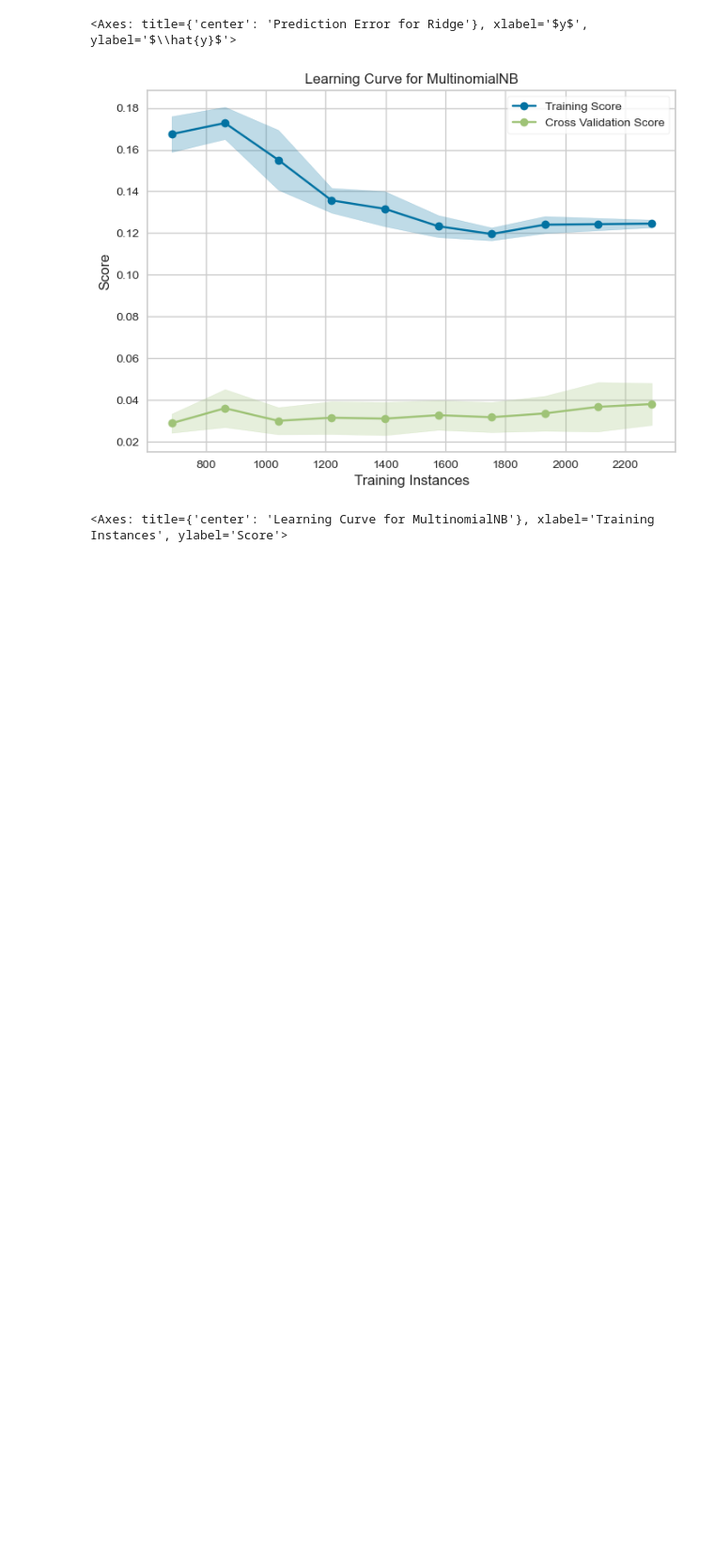
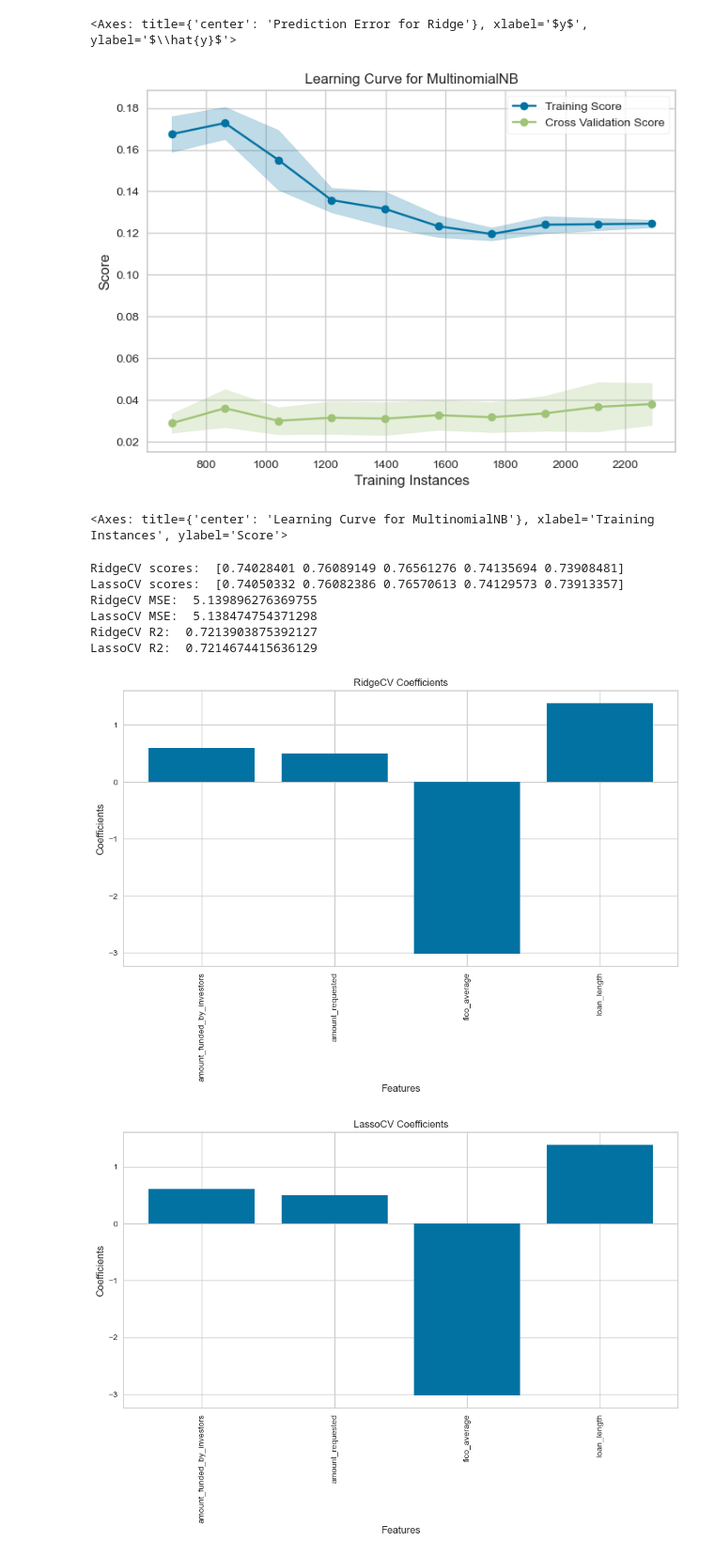
Before and after one commit to DocYoungblood/linear_regression_case_study, a Jupyter notebook: YB_EDA.ipynb, the cells around one changed output. Shown at 94% size. Saved outputs shown, nothing was run; the diff lists cells and outputs as text; code cells hidden in the pictures; blank space fills up the shorter version.

Commit message:
with model pipeline

```diff
--- a/YB_EDA.ipynb
+++ b/YB_EDA.ipynb
@@ -273,17 +273,13 @@ scaler = StandardScaler()
 features = banking[banking.columns.difference(['interest_rate'])]
 target = banking['interest_rate']
 
-
+# Split the data into training and test sets
+X = features
+y = target
 X_train, X_test, y_train, y_test = train_test_split(X, y, test_size=0.2, random_state=14)
 X_train_scaled = scaler.fit_transform(X_train)
 X_test_scaled = scaler.fit_transform(X_test)
 # %%
 # Define the alphas
 alphas = np.logspace(-4, 4, 200)
-
-# Initialize the RidgeCV model
-ridge = RidgeCV(alphas=alphas, cv=5)
-
-# Fit the model
-ridge.fit(X_train, y_train)
 # %% [output]
@@ -463,3 +332,61 @@ from sklearn.ensemble import RandomForestClassifier
 
 from yellowbrick.datasets import load_occupancy
 from yellowbrick.model_selection import FeatureImportances
+# %%
+from sklearn.linear_model import RidgeCV, LassoCV
+from sklearn.model_selection import cross_val_predict
+
+# Initialize the RidgeCV and LassoCV models
+ridge_cv = RidgeCV(alphas=alphas, cv=5)
+lasso_cv = LassoCV(alphas=alphas, cv=5)
+# Fit the models to the training data
+ridge_cv.fit(X_train_scaled, y_train)
+lasso_cv.fit(X_train_scaled, y_train)
+# Perform cross-validation
+ridge_cv_scores = cross_val_score(ridge_cv, X_train_scaled, y_train, cv=5)
+lasso_cv_scores = cross_val_score(lasso_cv, X_train_scaled, y_train, cv=5)
+# Print the cross-validation scores
+print('RidgeCV scores: ', ridge_cv_scores)
+print('LassoCV scores: ', lasso_cv_scores)
+# Make predictions on the test set
+ridge_cv_pred = ridge_cv.predict(X_test_scaled)
+lasso_cv_pred = lasso_cv.predict(X_test_scaled)
+# Calculate the mean squared error and the r-squared value for each model
+ridge_cv_mse = mean_squared_error(y_test, ridge_cv_pred)
+lasso_cv_mse = mean_squared_error(y_test, lasso_cv_pred)
+ridge_cv_r2 = r2_score(y_test, ridge_cv_pred)
+lasso_cv_r2 = r2_score(y_test, lasso_cv_pred)
+# Print the mean squared error and the r-squared value for each model
+print('RidgeCV MSE: ', ridge_cv_mse)
+print('LassoCV MSE: ', lasso_cv_mse)
+print('RidgeCV R2: ', ridge_cv_r2)
+print('LassoCV R2: ', lasso_cv_r2)
+# Get the coefficients of the models
+ridge_cv_coef = ridge_cv.coef_
+lasso_cv_coef = lasso_cv.coef_
+# Create a bar plot for the RidgeCV coefficients
+plt.figure(figsize=(12, 6))
+plt.bar(X_train.columns, ridge_cv_coef)
+plt.xlabel('Features')
+plt.ylabel('Coefficients')
+plt.title('RidgeCV Coefficients')
+plt.xticks(rotation=90)
+plt.show()
+
+# Create a bar plot for the LassoCV coefficients
+plt.figure(figsize=(12, 6))
+plt.bar(X_train.columns, lasso_cv_coef)
+plt.xlabel('Features')
+plt.ylabel('Coefficients')
+plt.title('LassoCV Coefficients')
+plt.xticks(rotation=90)
+plt.show()
+# %% [output]
+RidgeCV scores:  [0.74028401 0.76089149 0.76561276 0.74135694 0.73908481]
+LassoCV scores:  [0.74050332 0.76082386 0.76570613 0.74129573 0.73913357]
+RidgeCV MSE:  5.139896276369755
+LassoCV MSE:  5.138474754371298
+RidgeCV R2:  0.7213903875392127
+LassoCV R2:  0.7214674415636129
+[figure, added]
+[figure, added]
```
Also changed, not shown: parts of 14 cells of this notebook.
